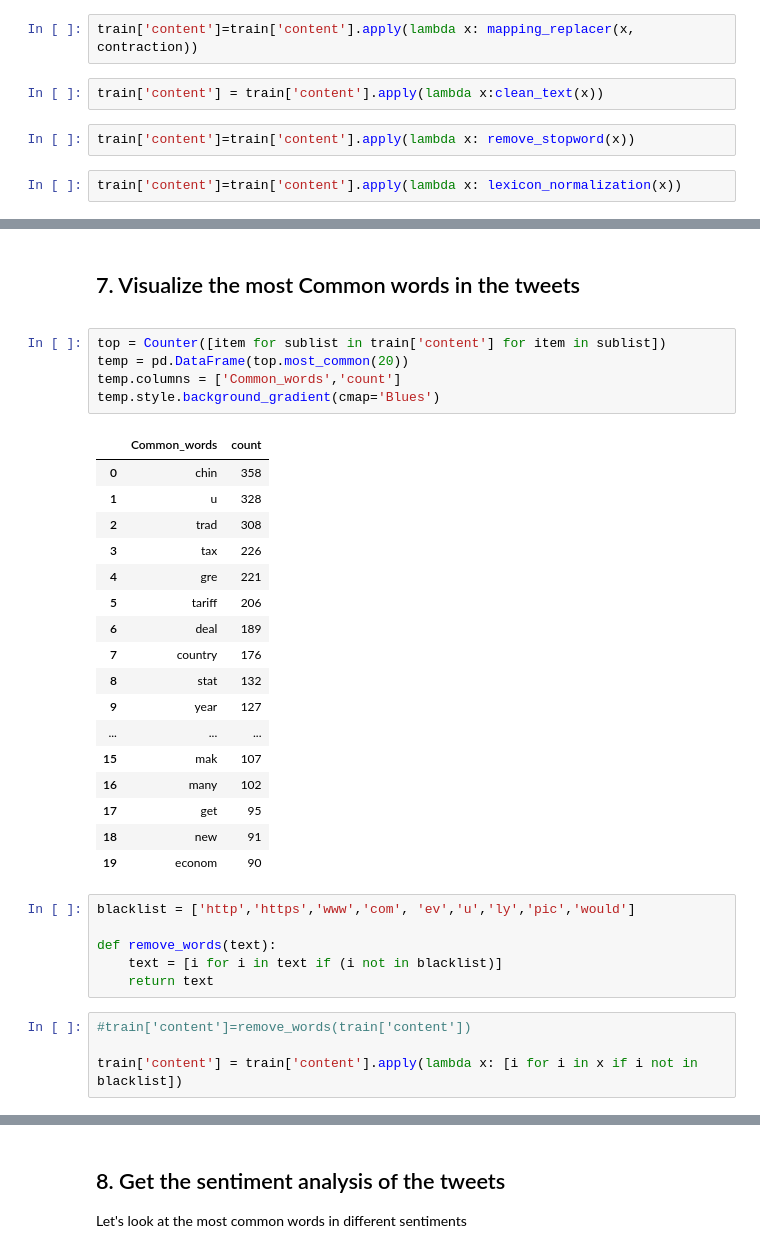
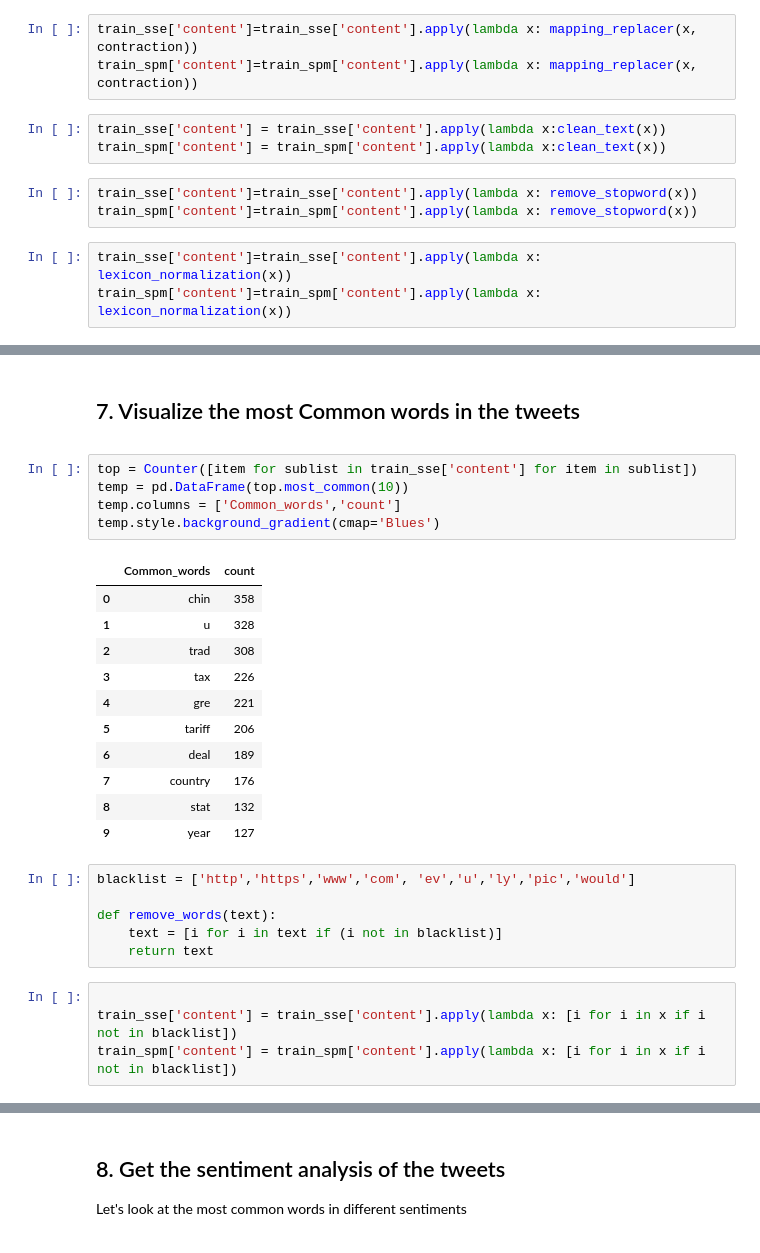
Before and after one commit to yuesabinaliang/Fall2020-Project5-group2, a Jupyter notebook: lib/textblob_sentiment_analysis.ipynb, the cells around one changed output, grey strips where cells are left out. Cells and saved outputs as stored; diff of their text form.

```diff
--- a/lib/textblob_sentiment_analysis.ipynb
+++ b/lib/textblob_sentiment_analysis.ipynb
@@ -338,8 +314,12 @@ train.head()
 # %%
-train['content']=train['content'].apply(lambda x: mapping_replacer(x, contraction))
+train_sse['content']=train_sse['content'].apply(lambda x: mapping_replacer(x, contraction))
+train_spm['content']=train_spm['content'].apply(lambda x: mapping_replacer(x, contraction))
 # %%
-train['content'] = train['content'].apply(lambda x:clean_text(x))
+train_sse['content'] = train_sse['content'].apply(lambda x:clean_text(x))
+train_spm['content'] = train_spm['content'].apply(lambda x:clean_text(x))
 # %%
-train['content']=train['content'].apply(lambda x: remove_stopword(x))
+train_sse['content']=train_sse['content'].apply(lambda x: remove_stopword(x))
+train_spm['content']=train_spm['content'].apply(lambda x: remove_stopword(x))
 # %%
-train['content']=train['content'].apply(lambda x: lexicon_normalization(x))
+train_sse['content']=train_sse['content'].apply(lambda x: lexicon_normalization(x))
+train_spm['content']=train_spm['content'].apply(lambda x: lexicon_normalization(x))
@@ -355,28 +346,22 @@ train.head()
 # %% [markdown]
 <div id=7><h2>7. Visualize the most Common words in the tweets </h2></div>
 # %%
-top = Counter([item for sublist in train['content'] for item in sublist])
-temp = pd.DataFrame(top.most_common(20))
+top = Counter([item for sublist in train_sse['content'] for item in sublist])
+temp = pd.DataFrame(top.most_common(10))
 temp.columns = ['Common_words','count']
 temp.style.background_gradient(cmap='Blues')
 # %% [output]
 |  | Common_words | count |
 | 0 | chin | 358 |
 | 1 | u | 328 |
 | 2 | trad | 308 |
 | 3 | tax | 226 |
 | 4 | gre | 221 |
 | 5 | tariff | 206 |
 | 6 | deal | 189 |
 | 7 | country | 176 |
 | 8 | stat | 132 |
 | 9 | year | 127 |
-| ... | ... | ... |
-| 15 | mak | 107 |
-| 16 | many | 102 |
-| 17 | get | 95 |
-| 18 | new | 91 |
-| 19 | econom | 90 |
 # %%
 blacklist = ['http','https','www','com', 'ev','u','ly','pic','would']
 
@@ -384,9 +369,9 @@ def remove_words(text):
     text = [i for i in text if (i not in blacklist)]
     return text
 # %%
-#train['content']=remove_words(train['content'])
 
-train['content'] = train['content'].apply(lambda x: [i for i in x if i not in blacklist])
+train_sse['content'] = train_sse['content'].apply(lambda x: [i for i in x if i not in blacklist])
+train_spm['content'] = train_spm['content'].apply(lambda x: [i for i in x if i not in blacklist])
 # %%
 fig = px.bar(temp, x="count", y="Common_words", title='Commmon Words in Selected Text', orientation='h',
              width=700, height=700,color='Common_words')
```
Also changed, not shown: parts of 32 cells of this notebook, 2 other files.
